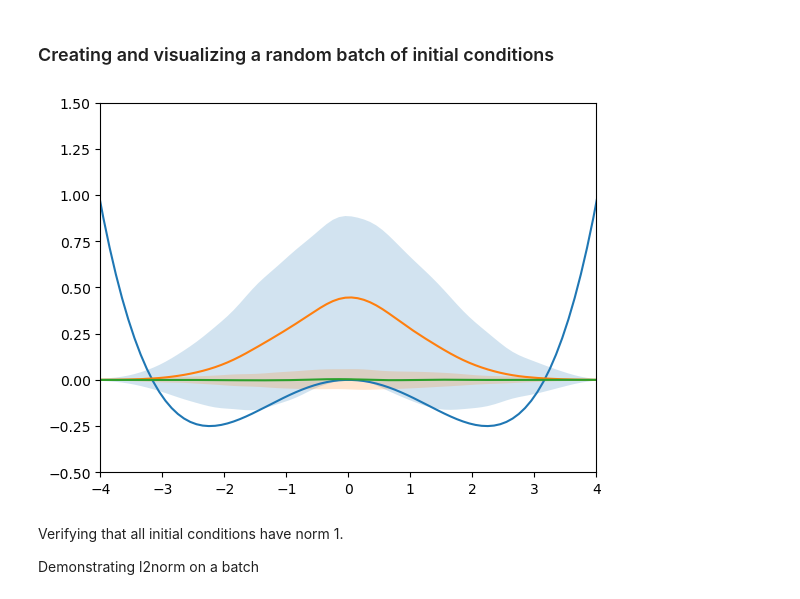
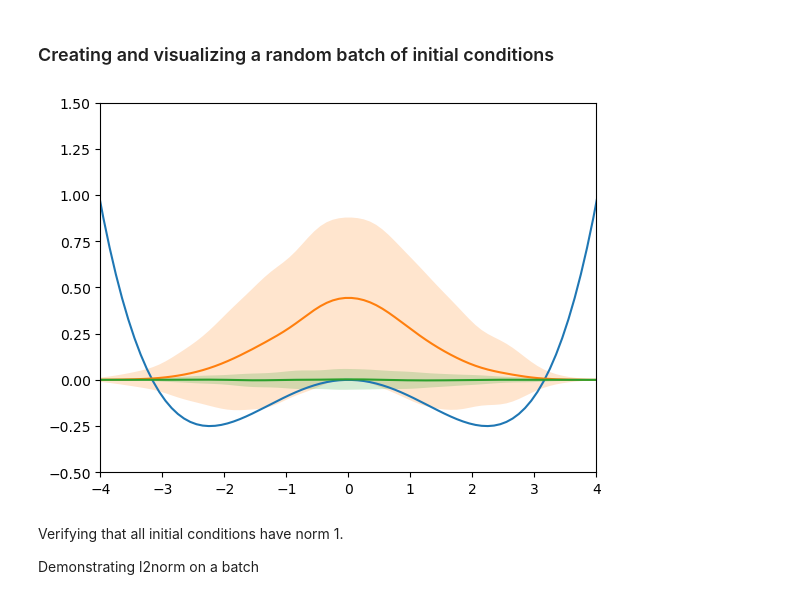
Before and after one commit to brownadder/expsolve, a Jupyter notebook: examples/fourier/tutorial_batch.ipynb, the cells around one changed output. Drawn from its saved outputs; the diff is of its cells as text; code cells hidden in the pictures.

Commit message:
plotshaded subsumed in plot and removed

```diff
--- a/examples/fourier/tutorial_batch.ipynb
+++ b/examples/fourier/tutorial_batch.ipynb
@@ -156,16 +156,16 @@ def ugen(sx0, svar, sw0):
 # %%
 N = 1000
 urlist = [ugen(sx0=1.0, svar=0.3, sw0=0.1) for _ in range(N)]
 urtensor = torch.stack([ur.flatten() for ur in urlist])
 
 ex.plot(plt, x, V/100)
-ex.plotshaded(plt, x, real(urtensor))
-ex.plotshaded(plt, x, imag(urtensor))
+ex.plot(plt, x, real(urtensor))
+ex.plot(plt, x, imag(urtensor))
 plt.xlim([-4,4])
 plt.ylim([-0.5,1.5])
 plt.show()
 # %% [output]
-[figure, old version]
+[figure, new version]
 # %% [markdown]
 Verifying that all initial conditions have norm 1.
 
```
Also changed, not shown: parts of 10 cells of this notebook, 3 other files.
